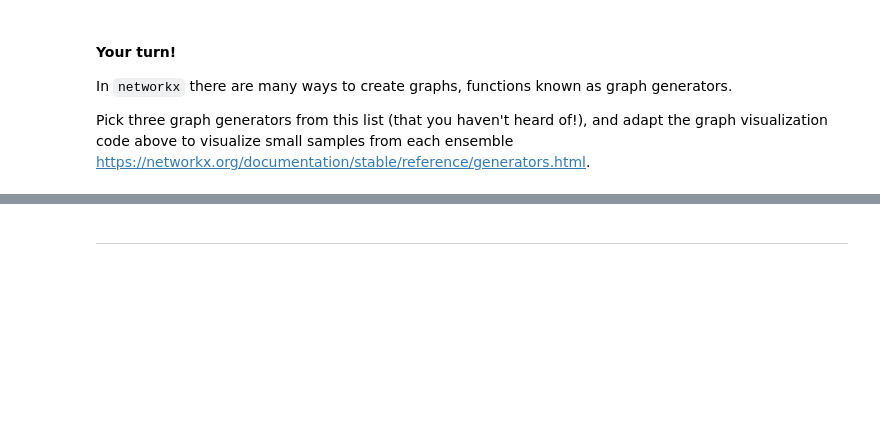
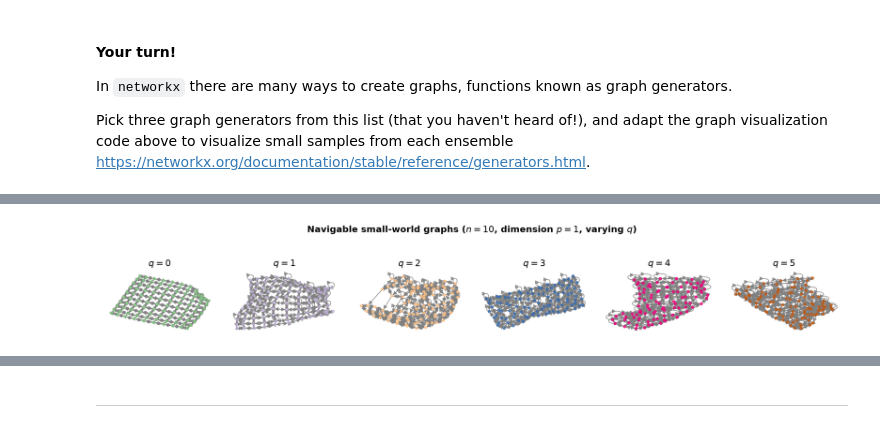
Before and after one commit to 14arjunk/CNET5051, a Jupyter notebook: class_02_networkx1_my_work.ipynb, the cells around one changed output, grey strips where cells are left out. Drawn from its saved outputs; the diff is of its cells as text; code cells hidden in the pictures; blank space fills up the shorter version.

```diff
--- a/class_02_networkx1_my_work.ipynb
+++ b/class_02_networkx1_my_work.ipynb
@@ -738,0 +741,34 @@ plt.show()
+# %%
+# 2) Navigable small-world graph
+# Here q controls the number of long-range contacts per node.
+fig, ax = plt.subplots(1, 6, figsize=(14, 2), dpi=200)
+
+n = 10
+q_values = [0, 1, 2, 3, 4, 5]
+for i, q in enumerate(q_values):
+    G = nx.navigable_small_world_graph(n, p=1, q=q, r=10)
+    pos = nx.spring_layout(G)
+    nx.draw(
+        G,
+        pos=pos,
+        ax=ax[i],
+        node_size=10,
+        node_color=[i / 6] * G.number_of_nodes(),
+        vmin=0,
+        vmax=1,
+        cmap='Accent',
+        edge_color='.5',
+        alpha=0.8,
+    )
+    ax[i].set_title(r'$q=%i$' % q)
+    #ax[i].set_axis_off()
+
+plt.suptitle(
+    r'Navigable small-world graphs ($n=%i$, dimension $p=1$, varying $q$)' % n,
+    y=1.08,
+    fontweight='bold',
+)
+plt.tight_layout()
+plt.show()
+# %% [output]
+[figure, added]
```
Also changed, not shown: parts of 13 cells of this notebook.
